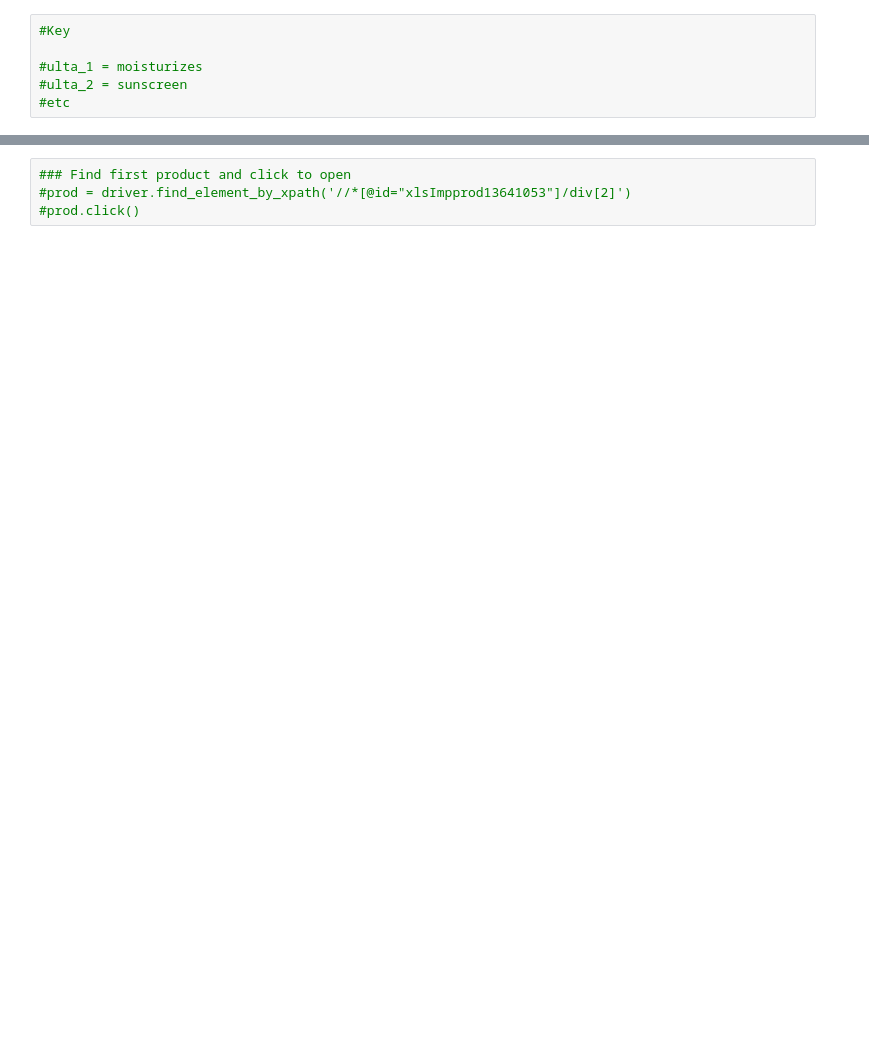
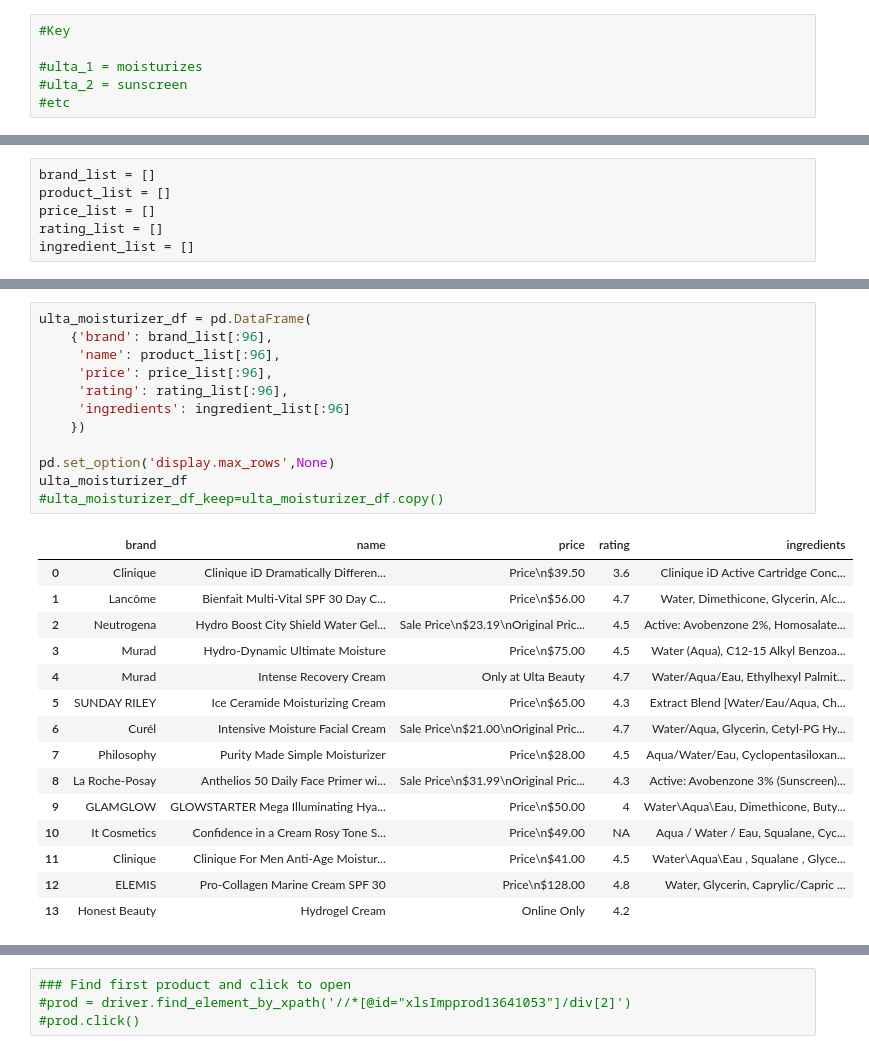
Before and after one commit to elitagao/info2950, a Jupyter notebook: Ulta_WebScraping.ipynb, the cells around one changed output, grey strips where cells are left out. Saved outputs shown, nothing was run; the diff lists cells and outputs as text; blank space fills up the shorter version.

```diff
--- a/Ulta_WebScraping.ipynb
+++ b/Ulta_WebScraping.ipynb
@@ -46,4 +50,10 @@ for li in all_li:
             name2 = name2[:plus]
 
         product_name.append(name2)
+# %%
+brand_list = []
+product_list = []
+price_list = []
+rating_list = []
+ingredient_list = []
 # %%
@@ -102,0 +115,28 @@ NoSuchElementException: Message: no such element: Unable to locate element: {"me
+# %%
+ulta_moisturizer_df = pd.DataFrame(
+    {'brand': brand_list[:96],
+     'name': product_list[:96],
+     'price': price_list[:96],
+     'rating': rating_list[:96],
+     'ingredients': ingredient_list[:96]
+    })
+
+pd.set_option('display.max_rows',None)
+ulta_moisturizer_df
+#ulta_moisturizer_df_keep=ulta_moisturizer_df.copy()
+# %% [output]
+|  | brand | name | price | rating | ingredients |
+| 0 | Clinique | Clinique iD Dramatically Differen... | Price\n$39.50 | 3.6 | Clinique iD Active Cartridge Conc... |
+| 1 | Lancôme | Bienfait Multi-Vital SPF 30 Day C... | Price\n$56.00 | 4.7 | Water, Dimethicone, Glycerin, Alc... |
+| 2 | Neutrogena | Hydro Boost City Shield Water Gel... | Sale Price\n$23.19\nOriginal Pric... | 4.5 | Active: Avobenzone 2%, Homosalate... |
+| 3 | Murad | Hydro-Dynamic Ultimate Moisture | Price\n$75.00 | 4.5 | Water (Aqua), C12-15 Alkyl Benzoa... |
+| 4 | Murad | Intense Recovery Cream | Only at Ulta Beauty | 4.7 | Water/Aqua/Eau, Ethylhexyl Palmit... |
+| 5 | SUNDAY RILEY | Ice Ceramide Moisturizing Cream | Price\n$65.00 | 4.3 | Extract Blend [Water/Eau/Aqua, Ch... |
+| 6 | Curél | Intensive Moisture Facial Cream | Sale Price\n$21.00\nOriginal Pric... | 4.7 | Water/Aqua, Glycerin, Cetyl-PG Hy... |
+| 7 | Philosophy | Purity Made Simple Moisturizer | Price\n$28.00 | 4.5 | Aqua/Water/Eau, Cyclopentasiloxan... |
+| 8 | La Roche-Posay | Anthelios 50 Daily Face Primer wi... | Sale Price\n$31.99\nOriginal Pric... | 4.3 | Active: Avobenzone 3% (Sunscreen)... |
+| 9 | GLAMGLOW | GLOWSTARTER Mega Illuminating Hya... | Price\n$50.00 | 4 | Water\Aqua\Eau, Dimethicone, Buty... |
+| 10 | It Cosmetics | Confidence in a Cream Rosy Tone S... | Price\n$49.00 | NA | Aqua / Water / Eau, Squalane, Cyc... |
+| 11 | Clinique | Clinique For Men Anti-Age Moistur... | Price\n$41.00 | 4.5 | Water\Aqua\Eau , Squalane , Glyce... |
+| 12 | ELEMIS | Pro-Collagen Marine Cream SPF 30 | Price\n$128.00 | 4.8 | Water, Glycerin, Caprylic/Capric ... |
+| 13 | Honest Beauty | Hydrogel Cream | Online Only | 4.2 |  |
```
Also changed, not shown: parts of 14 cells of this notebook, 1 other file.
